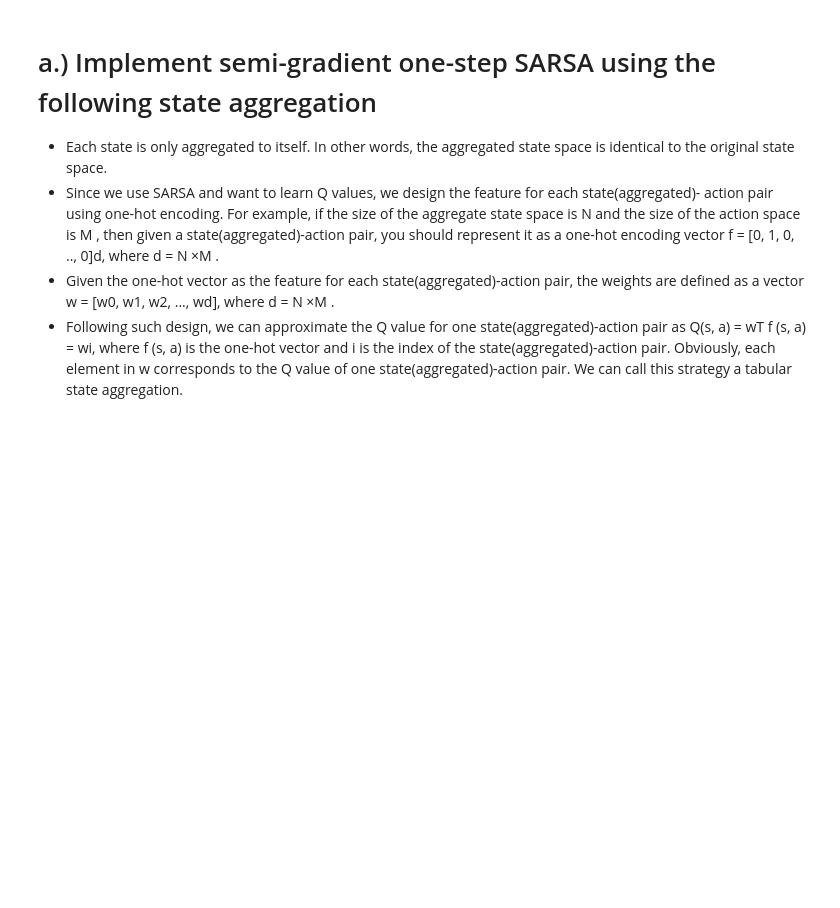
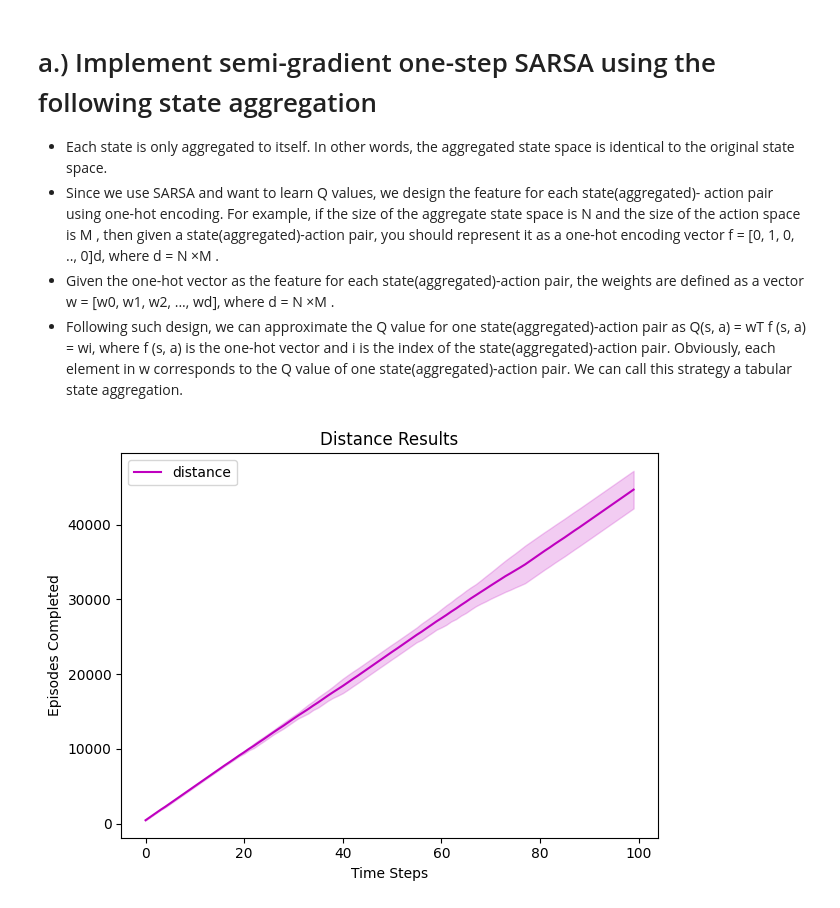
Before and after one commit to coltrho24/CS5180-Reinforcement-Learning, a Jupyter notebook: ex6/ex6.ipynb, the cells around one changed output. Cells and saved outputs as stored; diff of their text form; code cells hidden in the pictures; blank space fills up the shorter version.

```diff
--- a/ex6/ex6.ipynb
+++ b/ex6/ex6.ipynb
@@ -217,6 +256,49 @@ class RoomSARSA(SemiGradient_SARSA):
         f = np.zeros(self.agg_num * self.action_num)
         f[room_idx * self.action_num + a] = 1
         return f
+# %%
+def run_semi_gradient_sarsa():
+    np.random.seed(1234)
+    random.seed(1234)
+
+    epsilon = 0.1
+    alpha = 0.00001
+    gamma = 1.0
+    timeout = 459
+    trial_num = 10
+    env = FourRooms()
+    distance_matrix = env.compute_distance_matrix()
+
+    results_list = []
+    for _ in range(trial_num):
+        controller = SemiGradient_SARSA(env, gamma, alpha, epsilon)
+        steps = controller.run()
+        results_list.append(steps)
+
+    plt.figure()
+    for label, results, color in [
+        ("distance", results_list, "m"),  # pass results_list, not results_array
+        # ("SG Linear [d, x, y, 1]", distance_results, "k"),
+    ]:
+        max_len = max(len(r) for r in results)
+        padded = np.array([r + [r[-1]] * (max_len - len(r)) for r in results])
+        mean = np.mean(padded, axis=0)
+        std = np.std(padded, axis=0)
+        x = np.arange(max_len)
+        plt.plot(x, mean, color=color, label=label)
+        plt.fill_between(x, mean - std, mean + std, alpha=0.2, color=color)
+
+    plt.xlabel("Time Steps")
+    plt.ylabel("Episodes Completed")
+    plt.legend()
+    plt.title("Distance Results")
+    plt.tight_layout()
+    plt.savefig('distSARSA.png', dpi=150, bbox_inches='tight')
+    plt.show()
+
+run_semi_gradient_sarsa()
+# %% [output]
+[figure, added]
 # %%
 def run_semi_gradient_sarsa():
     epsilon = 0.1
```
Also changed, not shown: parts of 7 cells of this notebook, 3 other files.
